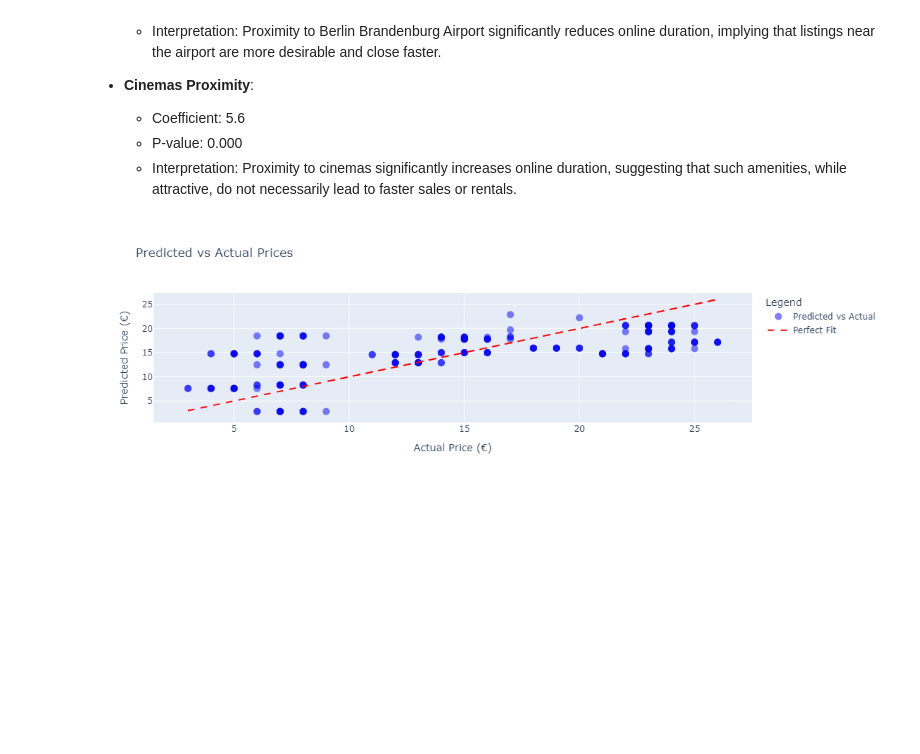
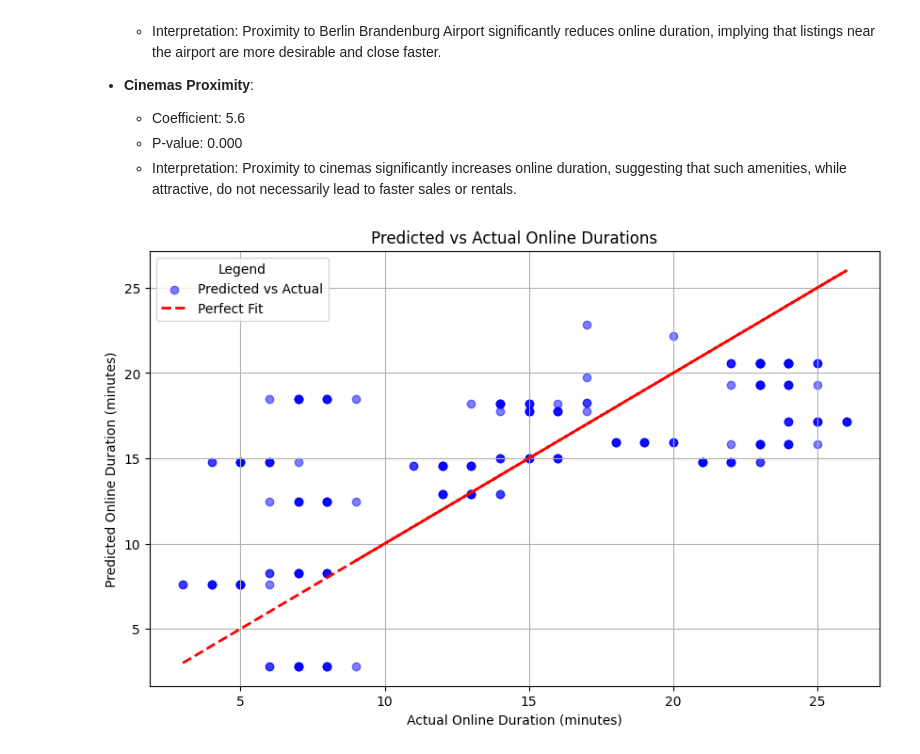
Before and after one commit to iwh-halle/fdap-2024-mortezamotegh, a Jupyter notebook: apartment_analysis/in_depth_analysis/in_depth_analysis.ipynb, the cells around one changed output. Drawn from its saved outputs; the diff is of its cells as text; code cells hidden in the pictures; blank space fills up the shorter version.

```diff
--- a/apartment_analysis/in_depth_analysis/in_depth_analysis.ipynb
+++ b/apartment_analysis/in_depth_analysis/in_depth_analysis.ipynb
@@ -524,47 +524,40 @@ strong multicollinearity problems or that the design matrix is singular.
     - P-value: 0.000
     - Interpretation: Proximity to cinemas significantly increases online duration, suggesting that such amenities, while attractive, do not necessarily lead to faster sales or rentals.
 # %%
+import matplotlib.pyplot as plt
 import pandas as pd
 import statsmodels.api as sm
-import plotly.graph_objects as go
 
 # Load the data from the Excel file
 df = pd.read_excel('in_depth_analysis.xlsx')
 
-# Select the dependent variable (Price) and independent variables
+# Select the dependent variable (Online Duration) and independent variables
 X = df[['Size', 'WG Type', 'Price', 'Health Centers Proximity', 'Low-crime Areas Proximity',
         'Berlin Hauptbahnhof Proximity', 'Berlin Brandenburg Airport Proximity', 'Cinemas Proximity']]
 y = df['Online Duration']
 
 # Adding a constant to the model (intercept)
 X = sm.add_constant(X)
 
 # Fit an OLS regression model
 model = sm.OLS(y, X).fit()
 
-# Predict the prices using the fitted model
+# Predict the durations using the fitted model
 predictions = model.predict(X)
 
-# Create a scatter plot using Plotly
-fig = go.Figure()
+# Create a scatter plot using Matplotlib
+plt.figure(figsize=(10, 6))
+plt.scatter(y, predictions, color='blue', alpha=0.5, label='Predicted vs Actual')  # Actual vs Predicted scatter plot
+plt.plot(y, y, color='red', linestyle='--', linewidth=2, label='Perfect Fit')  # Line for perfect fit
 
-# Add actual prices scatter plot
-fig.add_trace(go.Scatter(x=y, y=predictions, mode='markers', name='Predicted vs Actual',
-                         marker=dict(color='blue', size=10, opacity=0.5),
-                         hoverinfo='text',
-                         hovertext=[f'Actual: {a}, Predicted: {p:.2f}' for a, p in zip(y, predictions)]))
+# Adding labels and title
+plt.title('Predicted vs Actual Online Durations')
+plt.xlabel('Actual Online Duration (minutes)')
+plt.ylabel('Predicted Online Duration (minutes)')
+plt.legend(title='Legend')
+plt.grid(True)
 
-# Add line for perfect fit
-fig.add_trace(go.Scatter(x=y, y=y, mode='lines', name='Perfect Fit',
-                         line=dict(color='red', width=2, dash='dash')))
-
-# Set plot layout
-fig.update_layout(title='Predicted vs Actual Prices',
-                  xaxis_title='Actual Price (€)',
-                  yaxis_title='Predicted Price (€)',
-                  legend_title='Legend')
-
-# Show the figure
-fig.show()
+# Show the plot
+plt.show()
 # %% [output]
-[figure, old version]
+[figure, new version]
```
